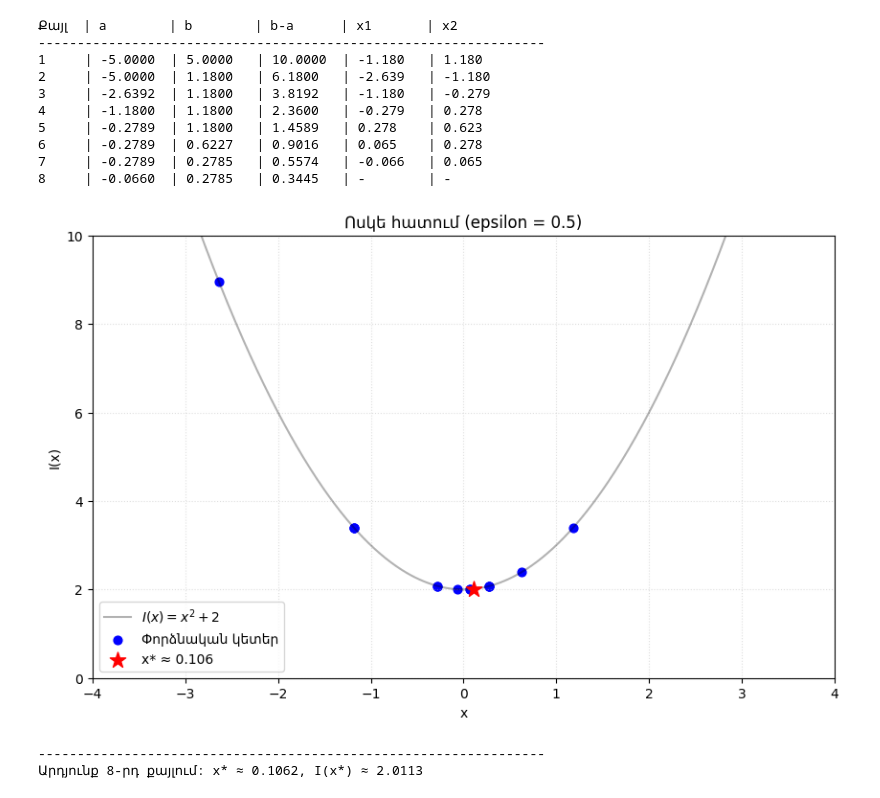
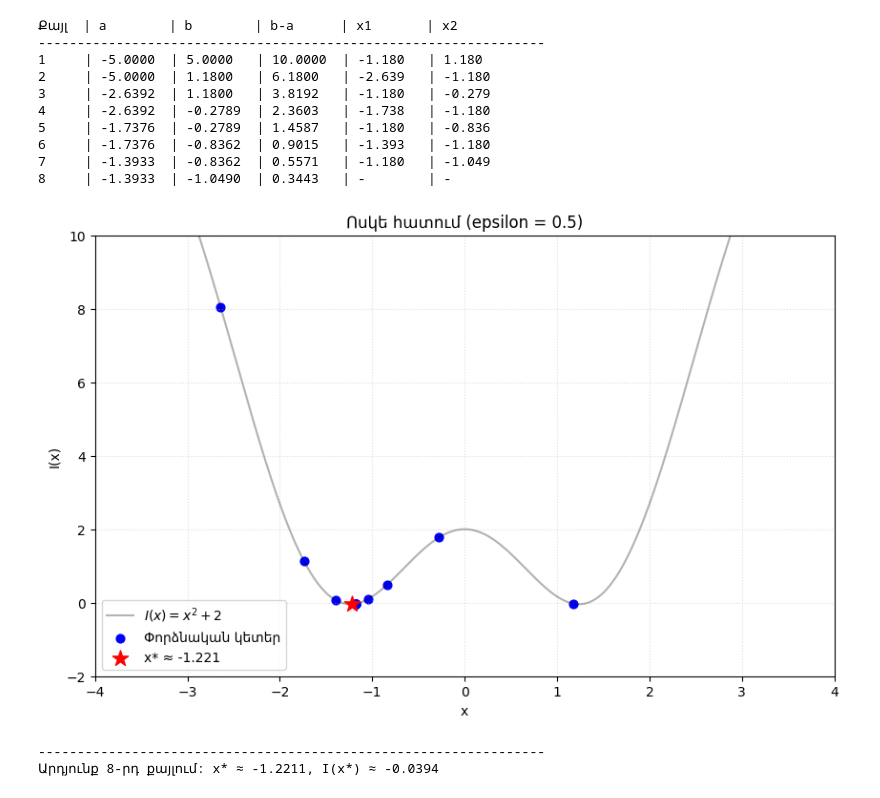
Before and after one commit to Mil-333/optimization-methods, a Jupyter notebook: lab3.ipynb, the cells around one changed output. Cells and saved outputs as stored; diff of their text form; code cells hidden in the pictures.

```diff
--- a/lab3.ipynb
+++ b/lab3.ipynb
@@ -6,7 +6,7 @@ import matplotlib.pyplot as plt
 
 # 1. Ֆունկցիայի սահմանում (I(x) = x^2 + 2)
 def i_func(x):
-    return x**2 + 2
+   return x**2 + 2 * np.cos(2 * x)
 
 # 2. Տվյալների սահմանում
 a, b = -5, 5
@@ -59,39 +59,39 @@ x_star = (curr_a + curr_b) / 2
 x_plot = np.linspace(-6, 6, 1000)
 y_plot = i_func(x_plot)
 
 plt.figure(figsize=(10, 6))
 plt.plot(x_plot, y_plot, color='black', alpha=0.3, label='$I(x) = x^2 + 2$')
 
 # Փորձնական կետերը կորի վրա
 plt.scatter(history_points_x, history_points_y, color='blue', s=40, label='Փորձնական կետեր')
 
 # Վերջնական մինիմումի կետը
 plt.scatter(x_star, i_func(x_star), color='red', s=150, marker='*', label=f'x* ≈ {x_star:.3f}', zorder=10)
 
 # --- ՄԱՍՇՏԱԲԻ ԿԱՐԳԱՎՈՐՈՒՄ ---
-plt.axis([-4, 4, 0, 10]) # x: [-4, 4], y: [0, 10]
+plt.axis([-4, 4, -2, 10]) # x: [-4, 4], y: [-2, 10]
 # -----------------------------
 
 plt.title(f'Ոսկե հատում (epsilon = {epsilon})')
 plt.xlabel('x')
 plt.ylabel('I(x)')
 plt.legend()
 plt.grid(True, linestyle=':', alpha=0.4)
 plt.show()
 
 print("-" * 65)
 print(f"Արդյունք 8-րդ քայլում: x* ≈ {x_star:.4f}, I(x*) ≈ {i_func(x_star):.4f}")
 # %% [output]
 Քայլ  | a        | b        | b-a      | x1       | x2
 -----------------------------------------------------------------
 1     | -5.0000  | 5.0000   | 10.0000  | -1.180   | 1.180
 2     | -5.0000  | 1.1800   | 6.1800   | -2.639   | -1.180
 3     | -2.6392  | 1.1800   | 3.8192   | -1.180   | -0.279
-4     | -1.1800  | 1.1800   | 2.3600   | -0.279   | 0.278
-5     | -0.2789  | 1.1800   | 1.4589   | 0.278    | 0.623
-6     | -0.2789  | 0.6227   | 0.9016   | 0.065    | 0.278
-7     | -0.2789  | 0.2785   | 0.5574   | -0.066   | 0.065
-8     | -0.0660  | 0.2785   | 0.3445   | -        | -
+4     | -2.6392  | -0.2789  | 2.3603   | -1.738   | -1.180
+5     | -1.7376  | -0.2789  | 1.4587   | -1.180   | -0.836
+6     | -1.7376  | -0.8362  | 0.9015   | -1.393   | -1.180
+7     | -1.3933  | -0.8362  | 0.5571   | -1.180   | -1.049
+8     | -1.3933  | -1.0490  | 0.3443   | -        | -
-[figure, old version]
+[figure, new version]
 -----------------------------------------------------------------
-Արդյունք 8-րդ քայլում: x* ≈ 0.1062, I(x*) ≈ 2.0113
+Արդյունք 8-րդ քայլում: x* ≈ -1.2211, I(x*) ≈ -0.0394
```
